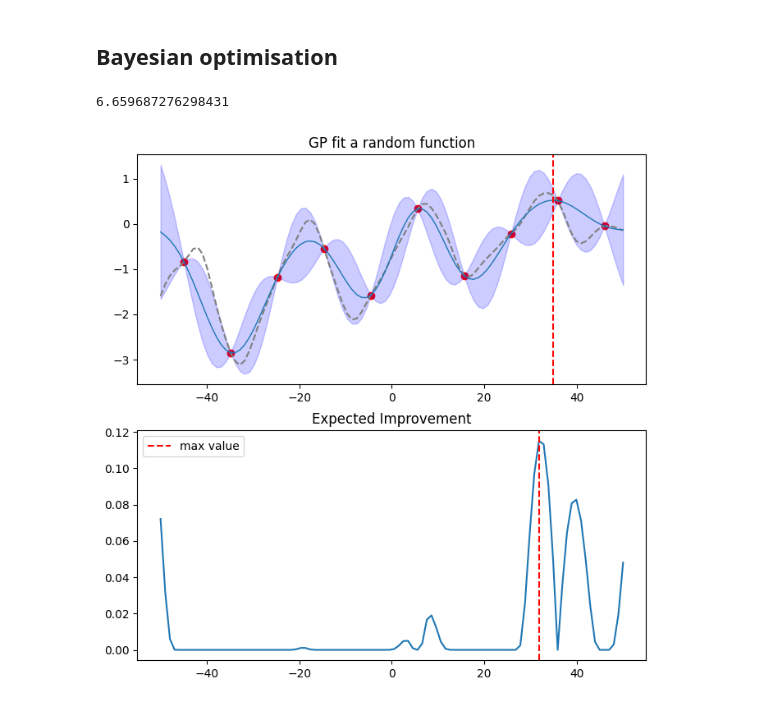
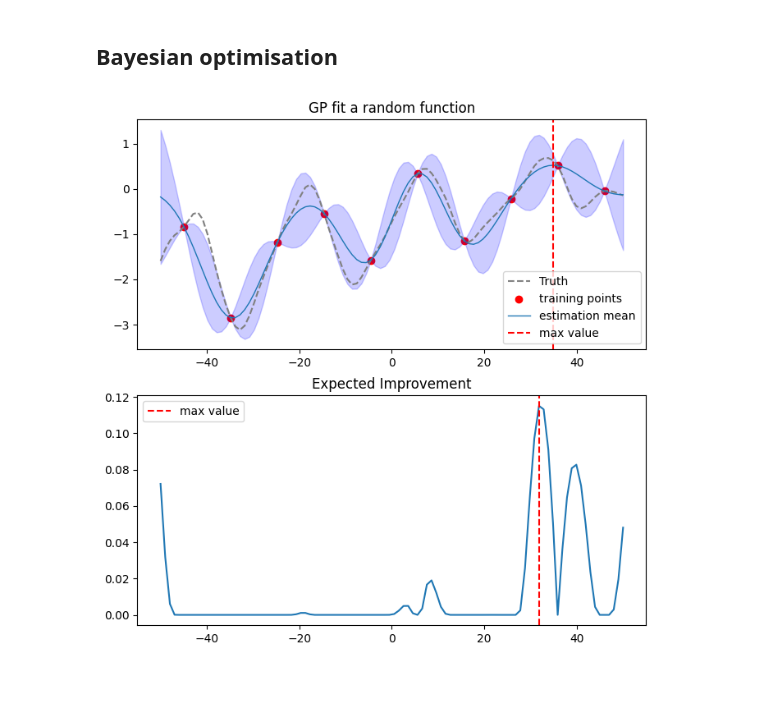
Before and after one commit to kurexi/ml-labs, a Jupyter notebook: GaussianProcess.ipynb, the cells around one changed output. Saved outputs shown, nothing was run; the diff lists cells and outputs as text; code cells hidden in the pictures.

```diff
--- a/GaussianProcess.ipynb
+++ b/GaussianProcess.ipynb
@@ -278,34 +278,33 @@ t_train = truth[5::10]
 axis[0].scatter(x_train, t_train, c='red', label='training points')
 
 result = opt.minimize(negative_lml, [2, 1.0, 1.0], args=(x_train, t_train, k_se))
 l_op, sigma_f_op, sigma_d_op = result.x
-print(l_op)
 learned_kernel = covariance_matrix(x_train, lambda x,y: k_se(x, y, sigma_f_op, l_op), sigma_d=sigma_d_op)
 pure_kernel = covariance_matrix(x_train, lambda x,y: k_se(x, y, sigma_f_op, l_op), sigma_d=0)
 
 inv_K_times_t = np.linalg.solve(learned_kernel, t_train)
 K_star_x = cross_covariance_matrix(x_test, x_train, lambda x,y: k_se(x, y, sigma_f_op, l_op))
 mean_test = np.dot(K_star_x, inv_K_times_t)
 
 K_star_star = covariance_matrix(x_test, lambda x,y: k_se(x, y, sigma_f_op, l_op), sigma_d=0)
 inv_K_times_K_x_star = np.linalg.solve(learned_kernel, K_star_x.T)
 covariance_test = K_star_star - np.dot(K_star_x, inv_K_times_K_x_star)
 std_test = np.sqrt(np.maximum(np.diag(covariance_test), 0))
 
 i_eta =  np.argmax(mean_test)
 
 axis[0].fill_between(x_test, mean_test - 1.96*std_test, mean_test + 1.96*std_test, color='blue', alpha=0.2)
 axis[0].plot(x_test, mean_test, linewidth=1, label='estimation mean')
 axis[0].set_title('GP fit a random function')
 axis[0].axvline(x=x_test[i_eta], color='red', linestyle='--', label='max value')
+axis[0].legend()
 
 eis = [expected_improvement(mean_test, std_test, mean_test[i_eta])]
 axis[1].plot(x_test, eis[0])
 axis[1].axvline(x=x_test[np.argmax(eis[0])], color='red', linestyle='--', label='max value')
 axis[1].set_title('Expected Improvement')
+axis[1].legend()
 
-plt.legend()
 plt.show()
 # %% [output]
-6.659687276298431
-[figure, old version]
+[figure, new version]
```
Also changed, not shown: parts of 2 cells of this notebook.
